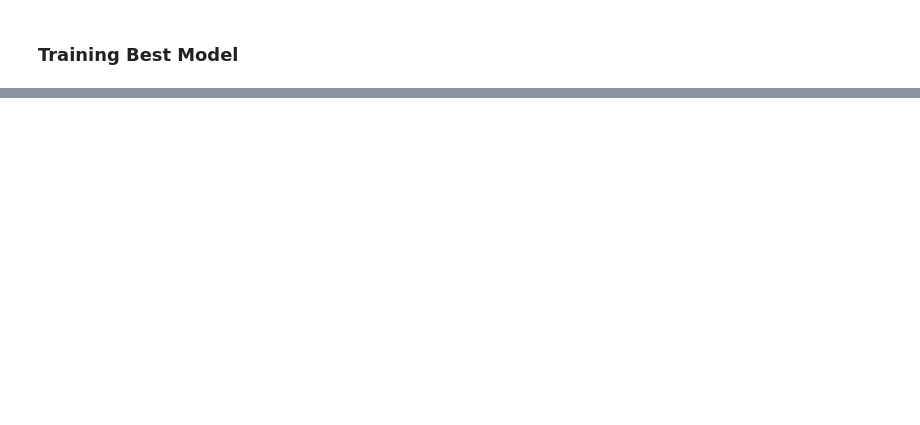
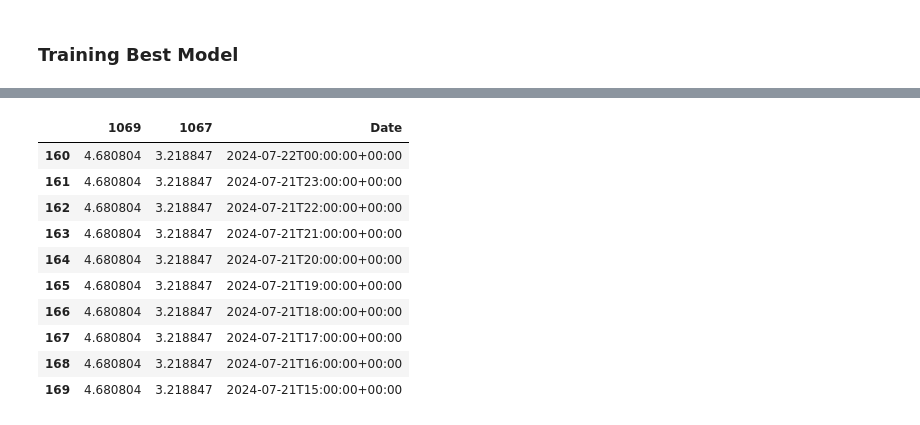
Before and after one commit to pinstripezebra/Air-Polution-Forecasting, a Jupyter notebook: aggregate_analysis.ipynb, the cells around one changed output, grey strips where cells are left out. Drawn from its saved outputs; the diff is of its cells as text; code cells hidden in the pictures; blank space fills up the shorter version.

Commit message:
multivariate output working

```diff
--- a/aggregate_analysis.ipynb
+++ b/aggregate_analysis.ipynb
@@ -379,14 +379,19 @@ def optimize_VARMA(df, max_lag):
     results_df = results_df.sort_values(by = 'AIC', ascending=True).reset_index()
     return results_df
 # %%
-# Using an 80/20 test train split
-training_len = int(len(multivariate_df) * 0.8)
+train = False
+if train:
+    # Using an 80/20 test train split
+    training_len = int(len(multivariate_df) * 0.8)
 
-# Creating test and train sets
-train_multivariate = multivariate_df[:training_len]
-test_multivariate = multivariate_df[training_len:]
+    # Creating test and train sets
+    train_multivariate = multivariate_df[:training_len]
+    test_multivariate = multivariate_df[training_len:]
 
 
-# Training models
-results_df = optimize_VARMA(train_multivariate[vars], 6)
+    # Training models
+    results_df = optimize_VARMA(train_multivariate[vars], 6)
+    results_df.head(10)
+else:
+    print('No Training today')
 # %% [output]
@@ -512,16 +409,25 @@ def stepforward_prediction(multivariate_df, train_fraction, p, q, vars):
 
     # For storring predictions
     predictions = []
-    for step in range(1,len(test_multivariate)):
+    for step in range(len(test_multivariate)):
 
-        fitting_df = train_multivariate[vars][:len(train_multivariate)+month]
+        fitting_df = train_multivariate[vars][:len(train_multivariate)+step]
         model =  VARMAX(train_multivariate[vars], order = (p, q), trend='n' )
         model_fit = model.fit()
-        output = model_fit.forecast()
-        yhat = list(output)[0]
+        output = model_fit.forecast().values
+        yhat = list(output[0])
         predictions.append(yhat)
 
-    return predictions
+    output_dict = {}
+    for i in range(len(vars)):
+        print(i)
+        print([row[i] for row in predictions])
+        output_dict[vars[i]] = [row[i] for row in predictions]
+    output_dict['Date'] = test_multivariate['Date']
+
+    output_df = pd.DataFrame.from_dict(output_dict)
+
+    return output_df
 
 def concat_predictions(df, y_pred, prediction_dates):
 
@@ -584,0 +497,14 @@ Estimation of VARMA(p,q) models is not generically robust, due especially to ide
+# %%
+varma_pred.head(10)
+# %% [output]
+|  | 1069 | 1067 | Date |
+| 160 | 4.680804 | 3.218847 | 2024-07-22T00:00:00+00:00 |
+| 161 | 4.680804 | 3.218847 | 2024-07-21T23:00:00+00:00 |
+| 162 | 4.680804 | 3.218847 | 2024-07-21T22:00:00+00:00 |
+| 163 | 4.680804 | 3.218847 | 2024-07-21T21:00:00+00:00 |
+| 164 | 4.680804 | 3.218847 | 2024-07-21T20:00:00+00:00 |
+| 165 | 4.680804 | 3.218847 | 2024-07-21T19:00:00+00:00 |
+| 166 | 4.680804 | 3.218847 | 2024-07-21T18:00:00+00:00 |
+| 167 | 4.680804 | 3.218847 | 2024-07-21T17:00:00+00:00 |
+| 168 | 4.680804 | 3.218847 | 2024-07-21T16:00:00+00:00 |
+| 169 | 4.680804 | 3.218847 | 2024-07-21T15:00:00+00:00 |
```
Also changed, not shown: parts of 3 cells of this notebook.
